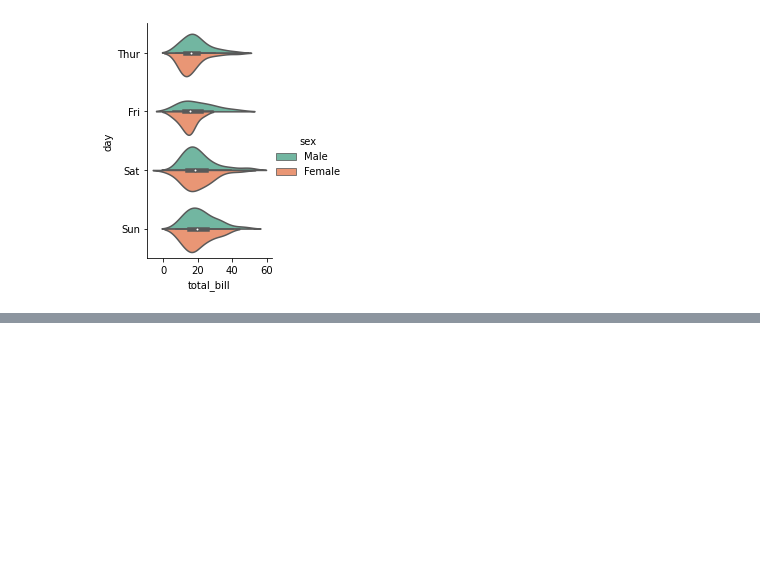
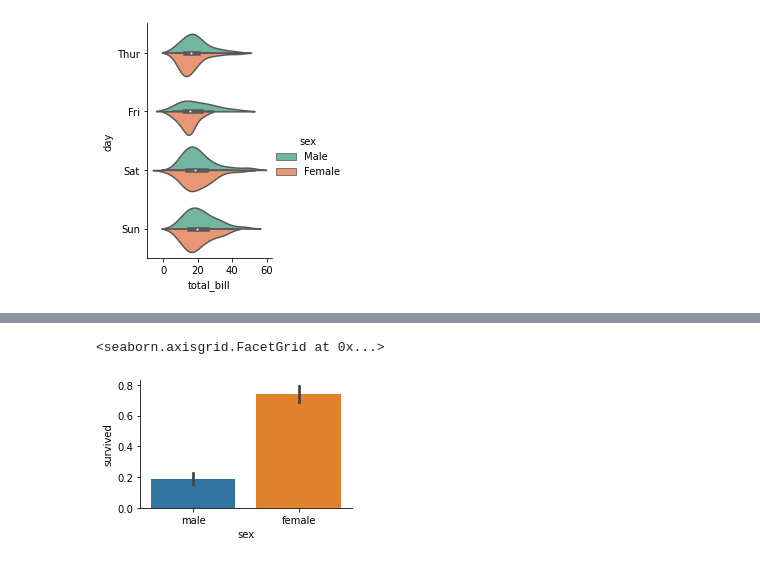
Before and after one commit to hanbinChae/Python-learning-univ, a Jupyter notebook: 빅데이터분석응용/경기과학기술대학교_202263020_채한빈_13주차.ipynb, the cells around one changed output, grey strips where cells are left out. Saved outputs shown, nothing was run; the diff lists cells and outputs as text; code cells hidden in the pictures; blank space fills up the shorter version.

```diff
--- a/빅데이터분석응용/경기과학기술대학교_202263020_채한빈_13주차.ipynb
+++ b/빅데이터분석응용/경기과학기술대학교_202263020_채한빈_13주차.ipynb
@@ -314,0 +317,3 @@ sns.catplot(x='total_bill',y='day',data=tips, kind='violin',
+# %%
+titanic = sns.load_dataset("titanic")
+titanic.head()
@@ -314,0 +327,6 @@ sns.catplot(x='total_bill',y='day',data=tips, kind='violin',
+# %%
+sns.catplot(x='sex',y='survived',data=titanic, kind= 'bar',
+           height=2.5, aspect=1.5)
+# %% [output]
+<seaborn.axisgrid.FacetGrid at 0x...>
+[figure, added]
```
Also changed, not shown: parts of 12 cells of this notebook, 9 other files.
